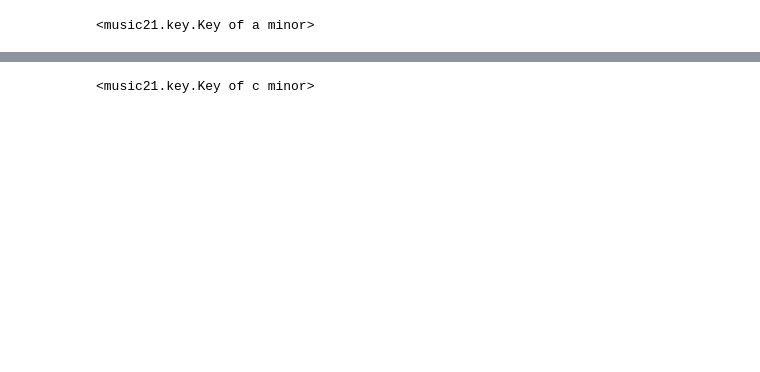
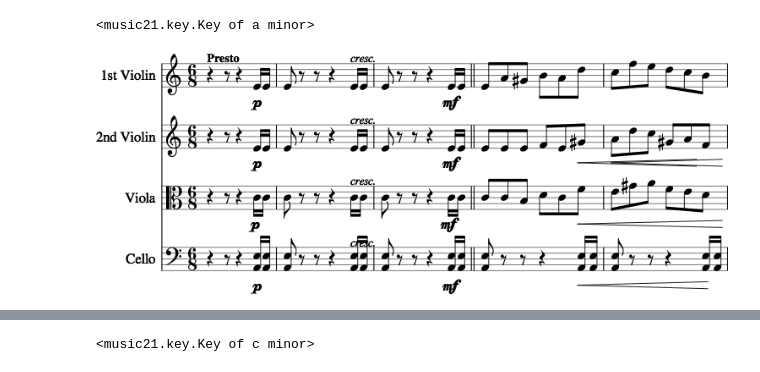
Before and after one commit to meagtan/harmonizer, a Jupyter notebook: modulation.ipynb, the cells around one changed output, grey strips where cells are left out. Cells and saved outputs as stored; diff of their text form; code cells hidden in the pictures; blank space fills up the shorter version.

```diff
--- a/modulation.ipynb
+++ b/modulation.ipynb
@@ -316,4 +289,8 @@ Wall time: 18.8 s
 sc.key
 # %% [output]
 <music21.key.Key of a minor>
+# %%
+sc.s.measures(1,5).show()
+# %% [output]
+[figure, added]
 # %%
```
Also changed, not shown: parts of 50 cells of this notebook, 1 other file.
